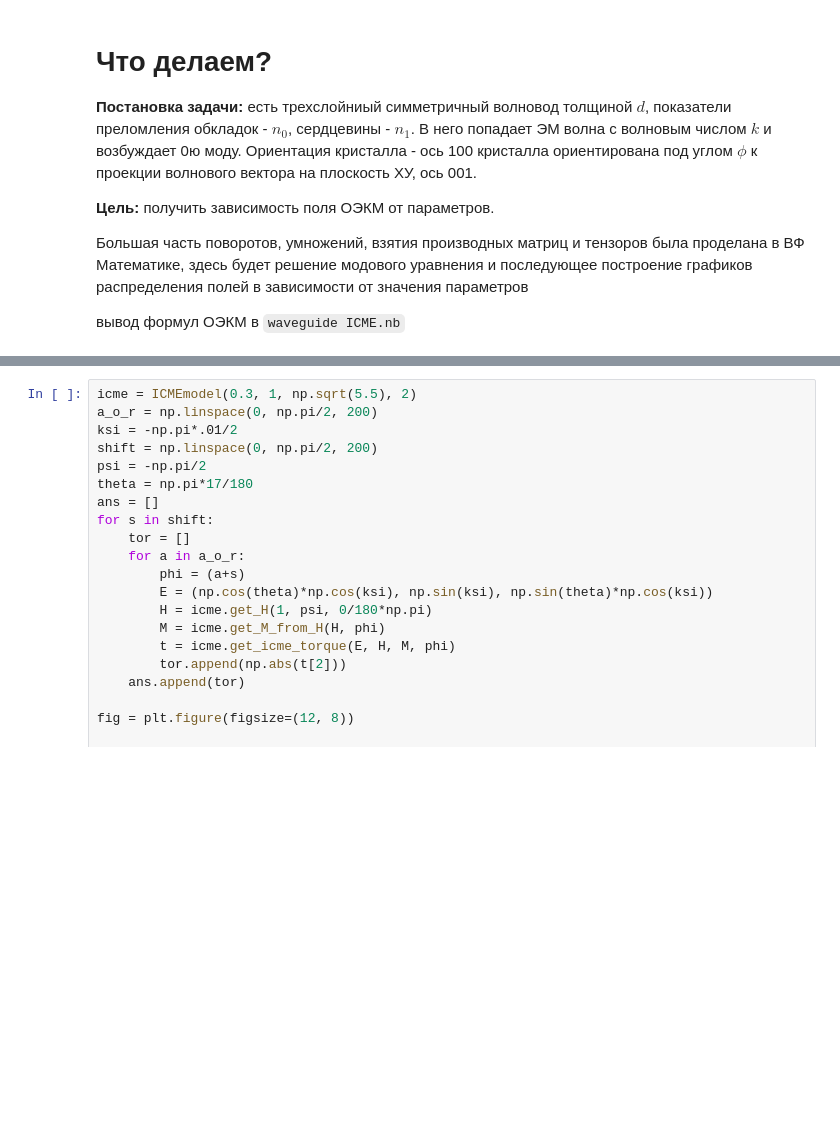
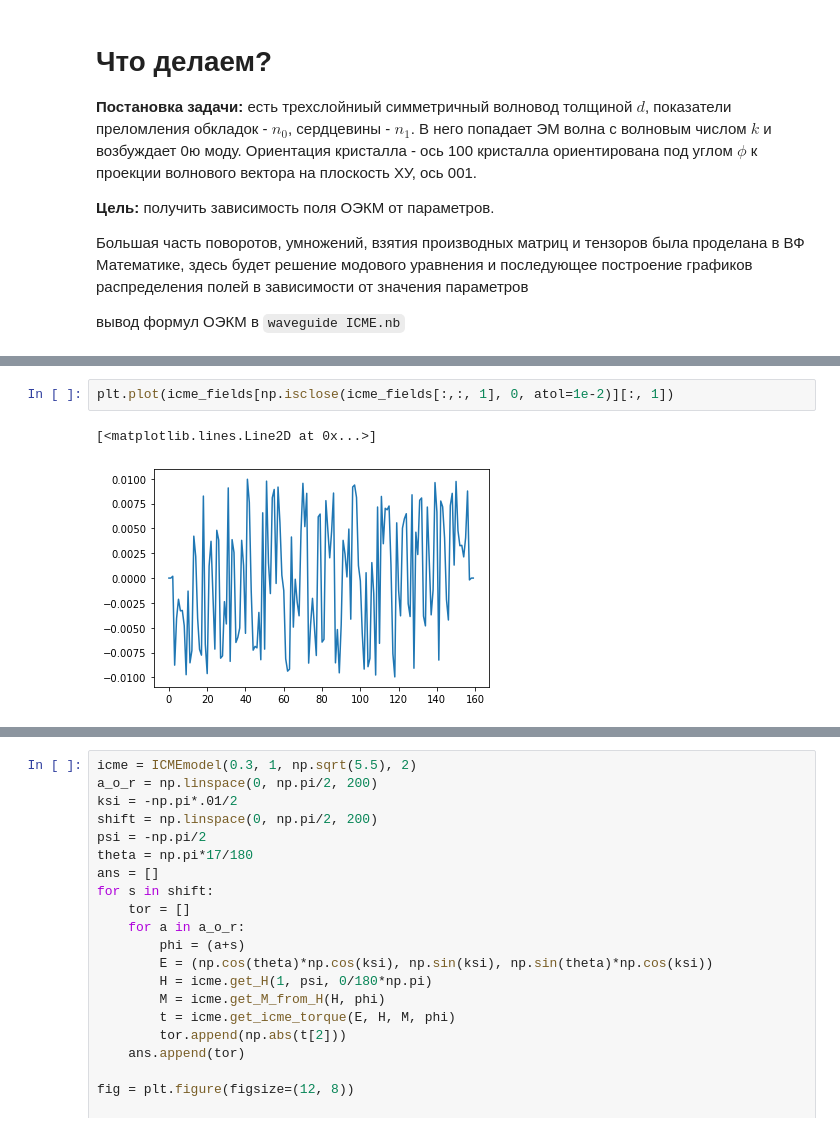
Before and after one commit to Semyonov-as/Python_Modelling, a Jupyter notebook: Waveguide_ICME.ipynb, the cells around one changed output, grey strips where cells are left out. Cells and saved outputs as stored; diff of their text form; blank space fills up the shorter version.

```diff
--- a/Waveguide_ICME.ipynb
+++ b/Waveguide_ICME.ipynb
@@ -17,3 +17,8 @@ import numpy as np
 вывод формул ОЭКМ в <code>waveguide ICME.nb</code>
 # %% [markdown]
 ![shit](1x/2.png)
+# %%
+plt.plot(icme_fields[np.isclose(icme_fields[:,:, 1], 0, atol=1e-2)][:, 1])
+# %% [output]
+[<matplotlib.lines.Line2D at 0x...>]
+[figure, added]
```
Also changed, not shown: parts of 1 cell of this notebook, 3 other files.
